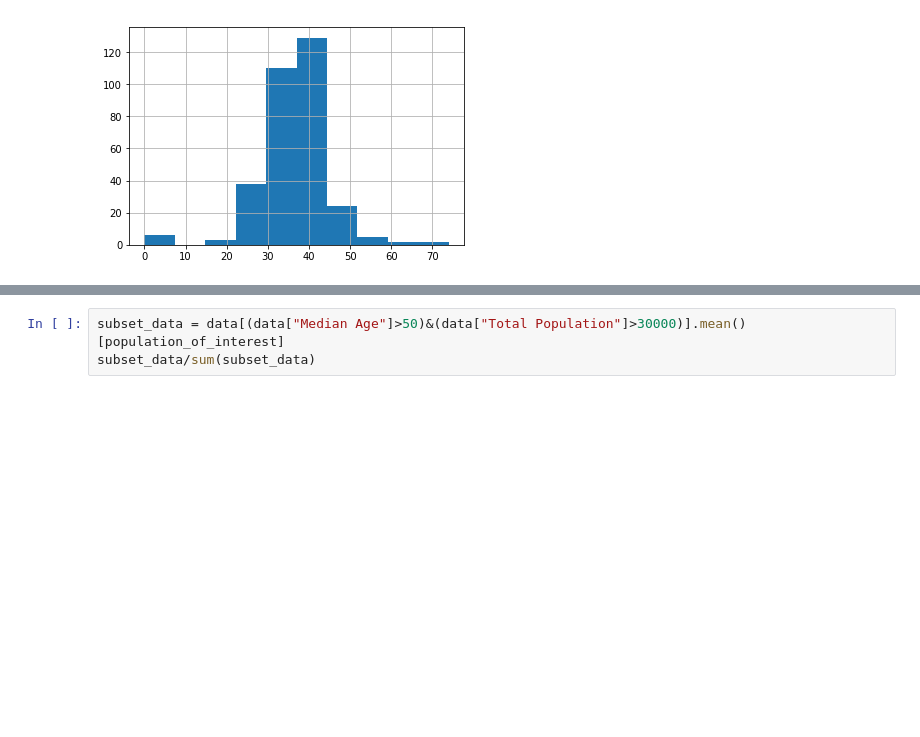
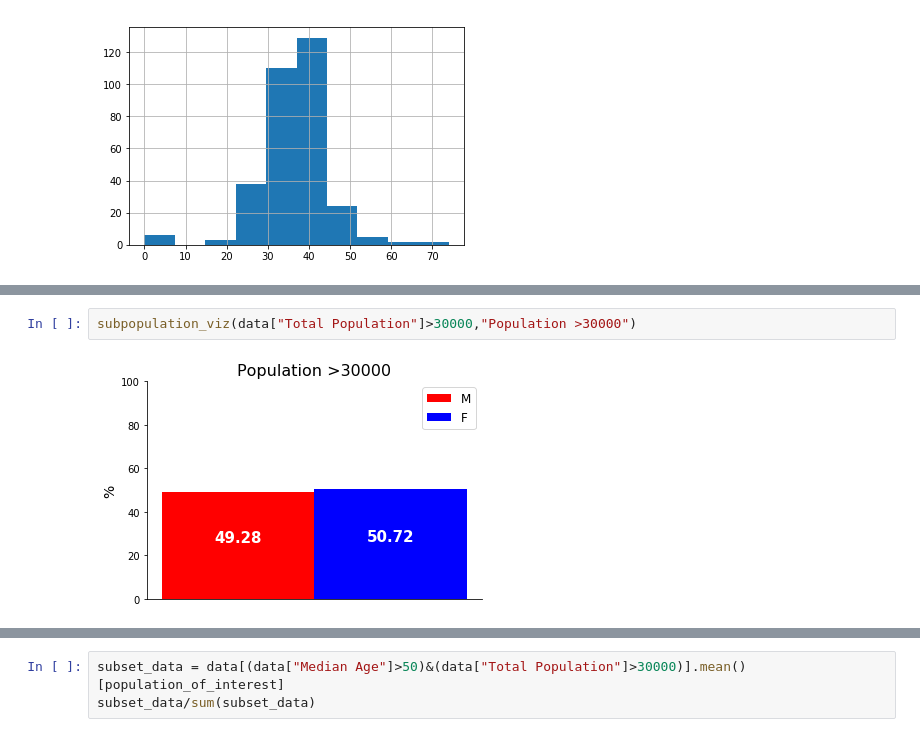
Before and after one commit to dorisjlee/viz-summarization, a Jupyter notebook: ipynb/LACensusDataset.ipynb, the cells around one changed output, grey strips where cells are left out. Saved outputs shown, nothing was run; the diff lists cells and outputs as text; blank space fills up the shorter version.

```diff
--- a/ipynb/LACensusDataset.ipynb
+++ b/ipynb/LACensusDataset.ipynb
@@ -73,0 +92,4 @@ dtype: float64
+# %%
+subpopulation_viz(data["Total Population"]>30000,"Population >30000")
+# %% [output]
+[figure, added]
```
Also changed, not shown: parts of 18 cells of this notebook, 1 other file.
